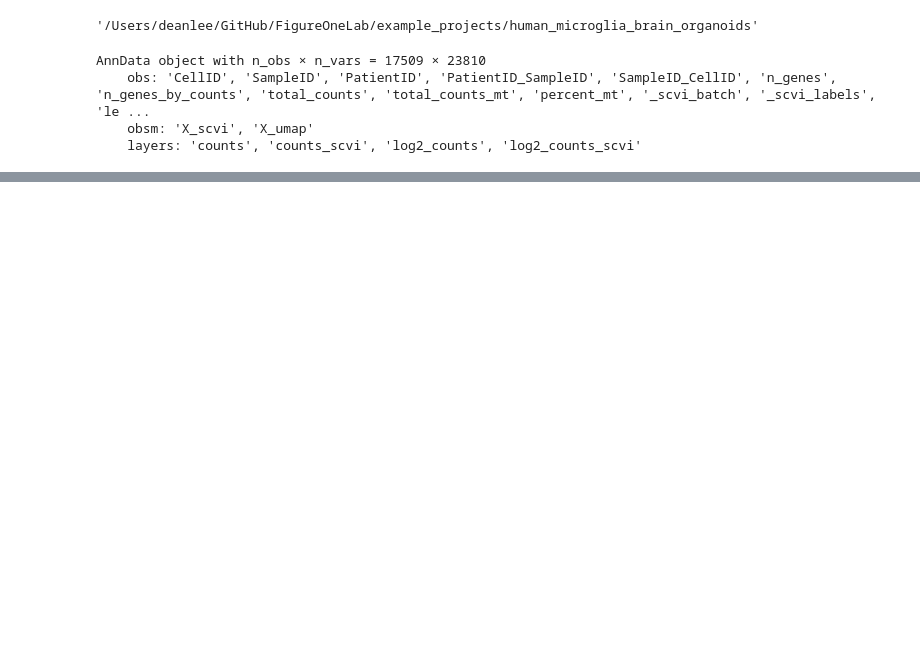
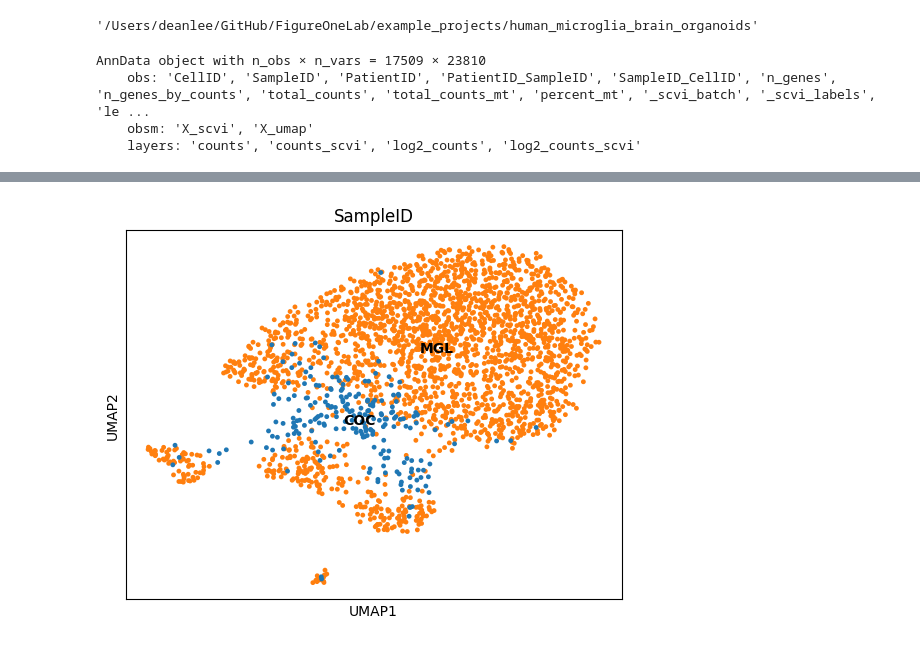
Before and after one commit to deanslee/FigureOneLab, a Jupyter notebook: example_projects/human_microglia_brain_organoids/240301_microglia_aging_clock.ipynb, the cells around one changed output, grey strips where cells are left out. Saved outputs shown, nothing was run; the diff lists cells and outputs as text; code cells hidden in the pictures; blank space fills up the shorter version.

```diff
--- a/example_projects/human_microglia_brain_organoids/240301_microglia_aging_clock.ipynb
+++ b/example_projects/human_microglia_brain_organoids/240301_microglia_aging_clock.ipynb
@@ -239,0 +266,4 @@ sc.pl.umap(adata, color=['MEF2C'], vmax='p95', vmin='p5', size=20)
+# %%
+sc.pl.umap(speicher, color=['SampleID'], legend_loc='on data')
+# %% [output]
+[figure, added]
```
Also changed, not shown: parts of 17 cells of this notebook, 2 other files.
